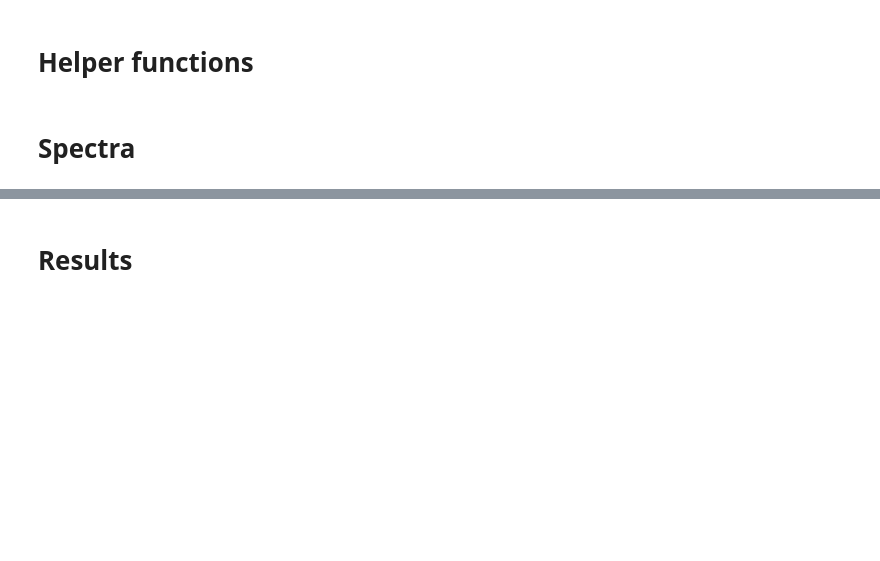
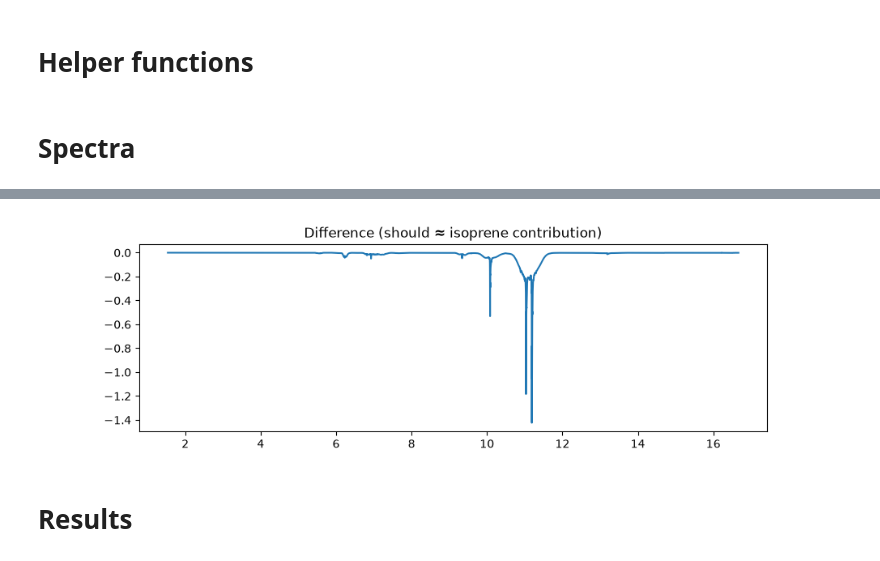
Before and after one commit to zanecollins/sgl_science_case, a Jupyter notebook: sgl_science_case/notebooks/hitran_xsc.ipynb, the cells around one changed output, grey strips where cells are left out. Saved outputs shown, nothing was run; the diff lists cells and outputs as text; code cells hidden in the pictures; blank space fills up the shorter version.

```diff
--- a/sgl_science_case/notebooks/hitran_xsc.ipynb
+++ b/sgl_science_case/notebooks/hitran_xsc.ipynb
@@ -364,3 +361,12 @@ plt.show()
+# %%
+plt.figure(figsize=(10, 3))
+plt.plot(x, y_with - y_without, label="with − without")
+plt.title("Difference (should ≈ isoprene contribution)")
+plt.show()
+plt.legend()
+plt.grid()
+# %% [output]
+[figure, added]
 # %% [markdown]
 # Results
 # %%
```
Also changed, not shown: parts of 6 cells of this notebook, 3 other files.
